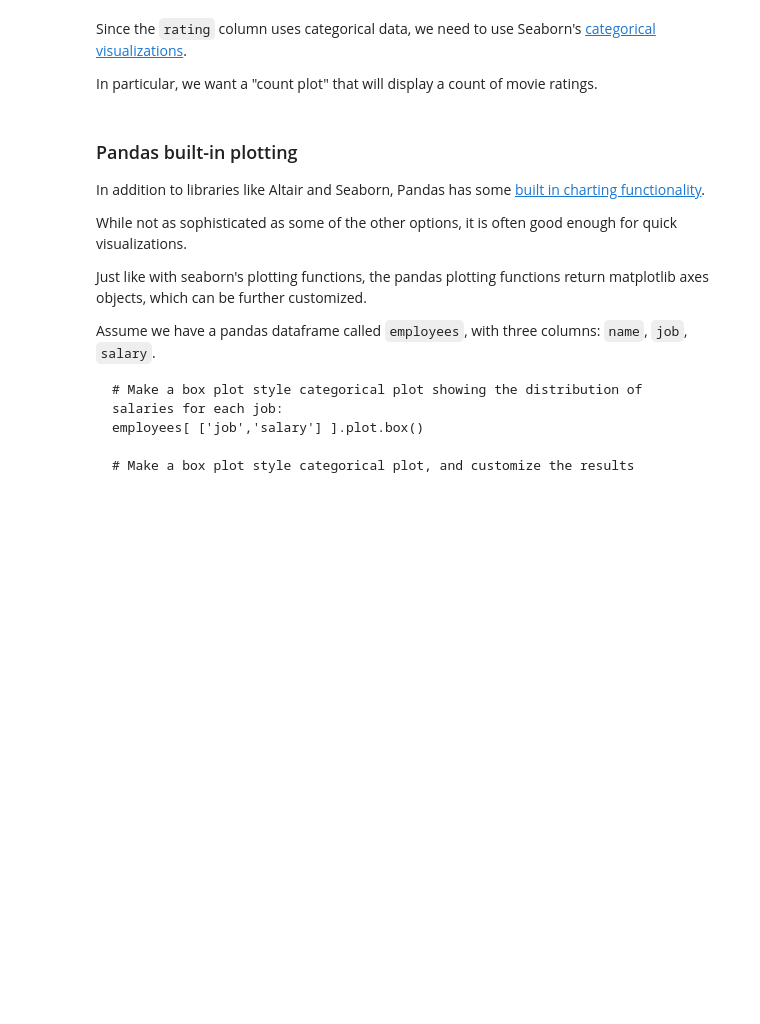
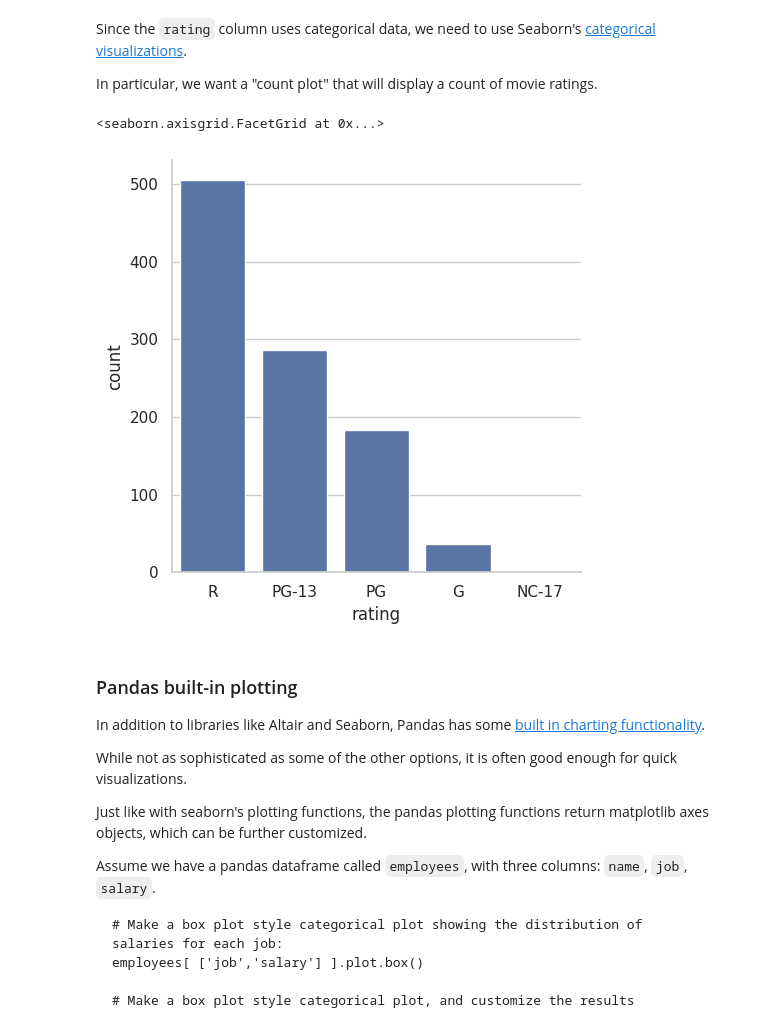
Before and after one commit to austinvirgin/austinvirgin.github.io, a Jupyter notebook: notebooks/Exploration_01.ipynb, the cells around one changed output. Drawn from its saved outputs; the diff is of its cells as text; code cells hidden in the pictures; blank space fills up the shorter version.

```diff
--- a/notebooks/Exploration_01.ipynb
+++ b/notebooks/Exploration_01.ipynb
@@ -217,6 +217,10 @@ Since the `rating` column uses categorical data, we need to use Seaborn's [categ
 In particular, we want a "count plot" that will display a count of movie ratings.
 # %%
 # Use seaborn to create a count plot comparing the count of each movie rating
+sns.catplot(data = ds, x = 'rating', kind = 'count')
+# %% [output]
+<seaborn.axisgrid.FacetGrid at 0x...>
+[figure, added]
 # %% [markdown]
 ### Pandas built-in plotting
 In addition to libraries like Altair and Seaborn, Pandas has some [built in charting functionality](https://pandas.pydata.org/docs/getting_started/intro_tutorials/04_plotting.html).
```
Also changed, not shown: parts of 2 cells of this notebook.
